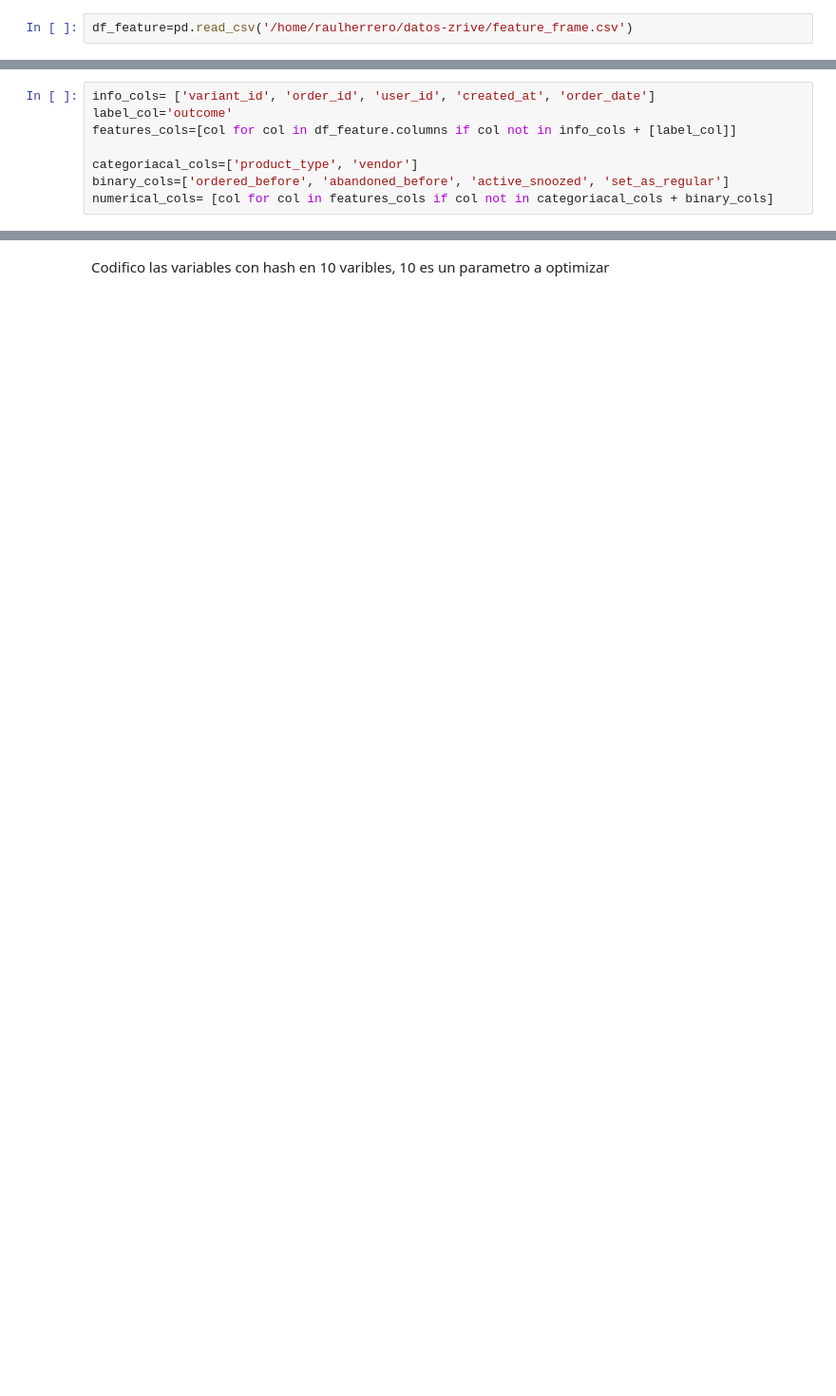
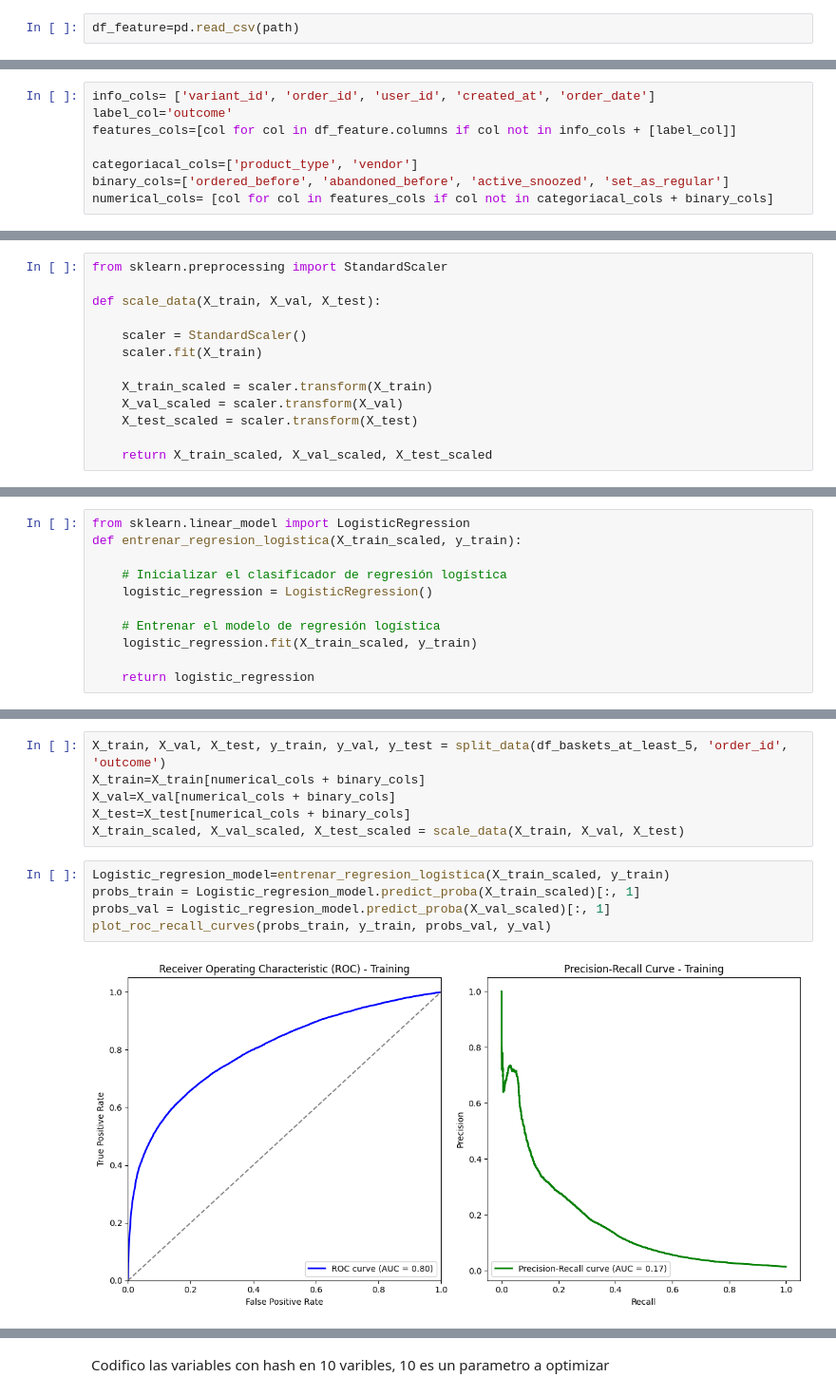
Before and after one commit to Zrive/zrive-ds, a Jupyter notebook: src/module_3/module3.ipynb, the cells around one changed output, grey strips where cells are left out. Shown at 95% size. Drawn from its saved outputs; the diff is of its cells as text; blank space fills up the shorter version.

```diff
--- a/src/module_3/module3.ipynb
+++ b/src/module_3/module3.ipynb
@@ -6,2 +8,2 @@ import numpy as np
 # %%
-df_feature=pd.read_csv('/home/raulherrero/datos-zrive/feature_frame.csv')
+df_feature=pd.read_csv(path)
@@ -60,0 +84,13 @@ numerical_cols= [col for col in features_cols if col not in categoriacal_cols +
+# %%
+from sklearn.preprocessing import StandardScaler
+
+def scale_data(X_train, X_val, X_test):
+
+    scaler = StandardScaler()
+    scaler.fit(X_train)
+
+    X_train_scaled = scaler.transform(X_train)
+    X_val_scaled = scaler.transform(X_val)
+    X_test_scaled = scaler.transform(X_test)
+
+    return X_train_scaled, X_val_scaled, X_test_scaled
@@ -60,0 +99,11 @@ numerical_cols= [col for col in features_cols if col not in categoriacal_cols +
+# %%
+from sklearn.linear_model import LogisticRegression
+def entrenar_regresion_logistica(X_train_scaled, y_train):
+
+    # Inicializar el clasificador de regresión logística
+    logistic_regression = LogisticRegression()
+
+    # Entrenar el modelo de regresión logística
+    logistic_regression.fit(X_train_scaled, y_train)
+
+    return logistic_regression
@@ -60,0 +180,13 @@ numerical_cols= [col for col in features_cols if col not in categoriacal_cols +
+# %%
+X_train, X_val, X_test, y_train, y_val, y_test = split_data(df_baskets_at_least_5, 'order_id', 'outcome')
+X_train=X_train[numerical_cols + binary_cols]
+X_val=X_val[numerical_cols + binary_cols]
+X_test=X_test[numerical_cols + binary_cols]
+X_train_scaled, X_val_scaled, X_test_scaled = scale_data(X_train, X_val, X_test)
+# %%
+Logistic_regresion_model=entrenar_regresion_logistica(X_train_scaled, y_train)
+probs_train = Logistic_regresion_model.predict_proba(X_train_scaled)[:, 1]
+probs_val = Logistic_regresion_model.predict_proba(X_val_scaled)[:, 1]
+plot_roc_recall_curves(probs_train, y_train, probs_val, y_val)
+# %% [output]
+[figure, added]
```
Also changed, not shown: parts of 41 cells of this notebook, 2 other files.
